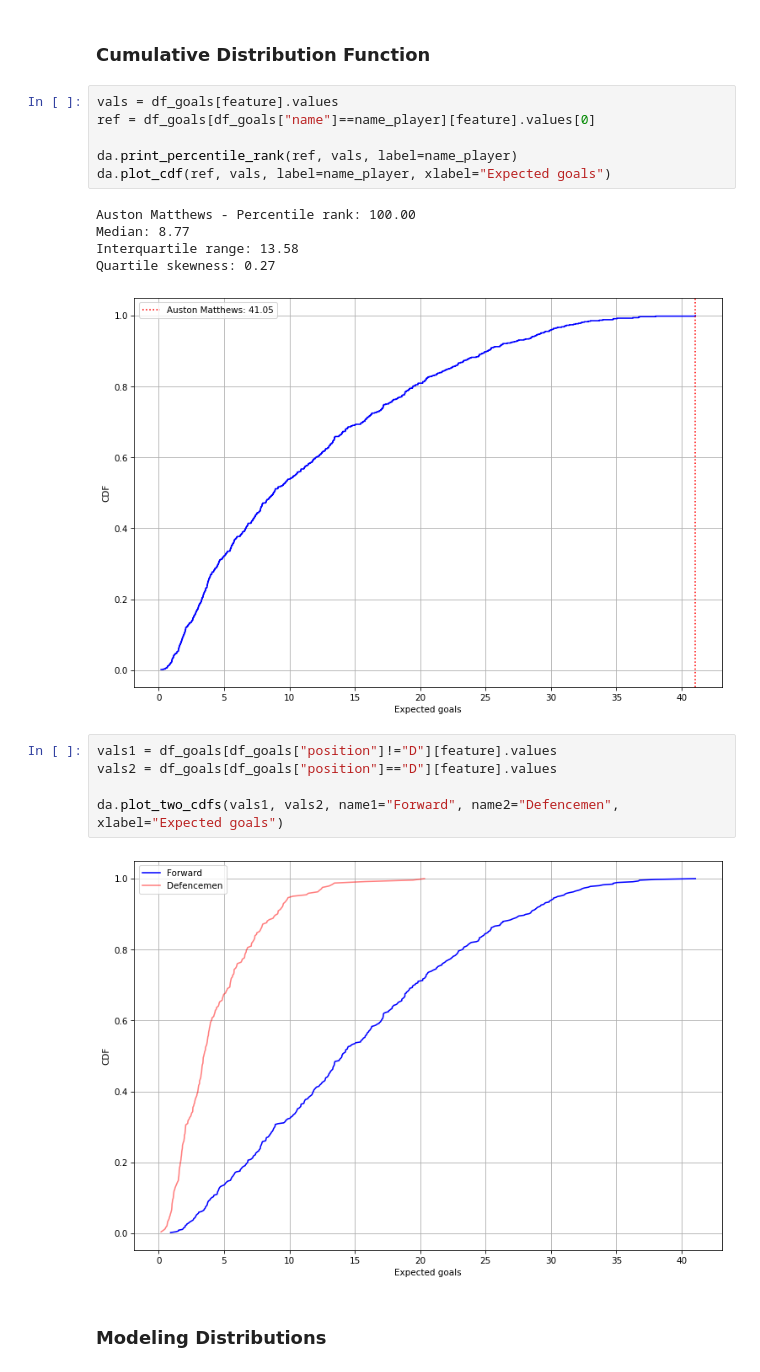
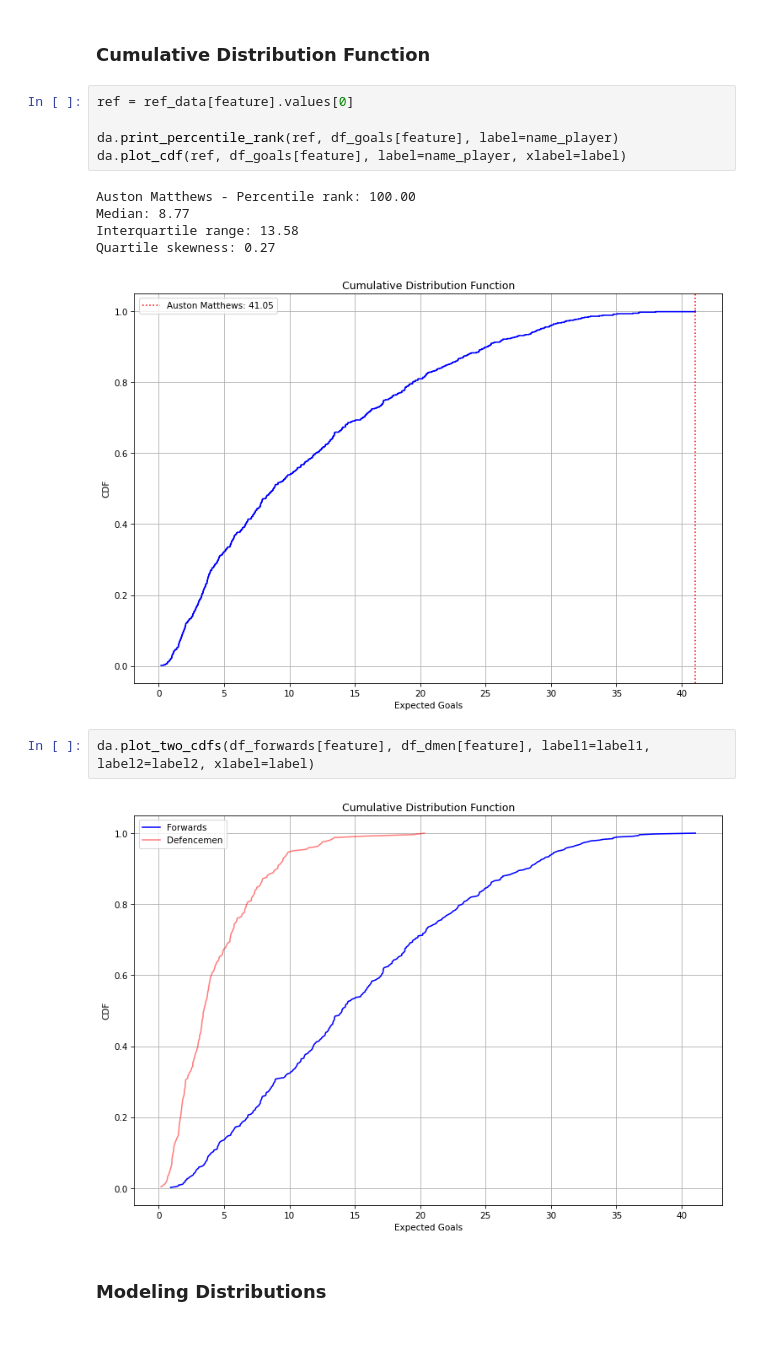
Before and after one commit to thedanicode24/moneypuck-data, a Jupyter notebook: skaters/expected-goals.ipynb, the cells around one changed output. Cells and saved outputs as stored; diff of their text form; blank space fills up the shorter version.

```diff
--- a/skaters/expected-goals.ipynb
+++ b/skaters/expected-goals.ipynb
@@ -118,23 +133,19 @@ Skewness: 0.088
 # %% [markdown]
 ### Cumulative Distribution Function
 # %%
-vals = df_goals[feature].values
-ref = df_goals[df_goals["name"]==name_player][feature].values[0]
+ref = ref_data[feature].values[0]
 
-da.print_percentile_rank(ref, vals, label=name_player)
-da.plot_cdf(ref, vals, label=name_player, xlabel="Expected goals")
+da.print_percentile_rank(ref, df_goals[feature], label=name_player)
+da.plot_cdf(ref, df_goals[feature], label=name_player, xlabel=label)
 # %% [output]
 Auston Matthews - Percentile rank: 100.00
 Median: 8.77
 Interquartile range: 13.58
 Quartile skewness: 0.27
-[figure, old version]
+[figure, new version]
-# %%
-vals1 = df_goals[df_goals["position"]!="D"][feature].values
-vals2 = df_goals[df_goals["position"]=="D"][feature].values
-
-da.plot_two_cdfs(vals1, vals2, name1="Forward", name2="Defencemen", xlabel="Expected goals")
-# %% [output]
-[figure, removed]
+# %%
+da.plot_two_cdfs(df_forwards[feature], df_dmen[feature], label1=label1, label2=label2, xlabel=label)
+# %% [output]
+[figure, added]
 # %% [markdown]
 ### Modeling Distributions
```
Also changed, not shown: parts of 22 cells of this notebook, 3 other files.
